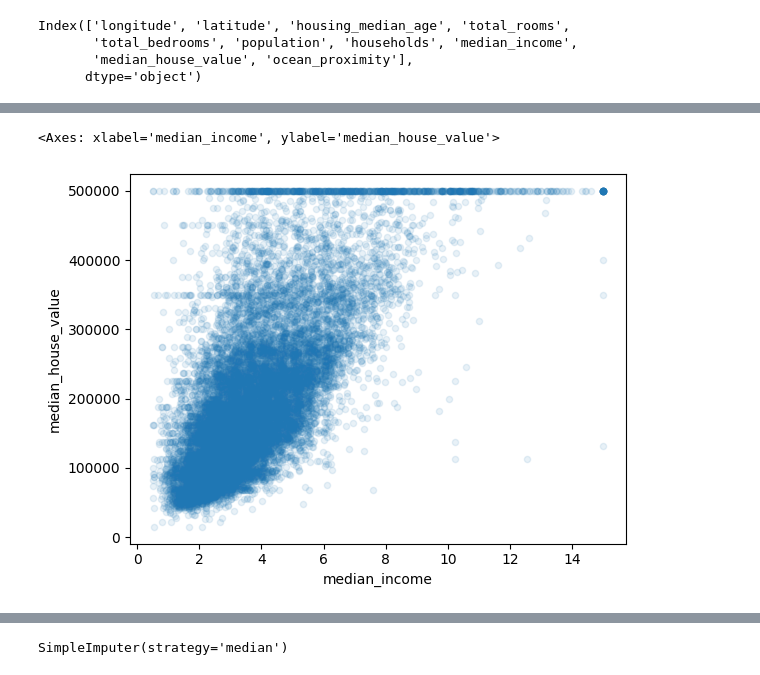
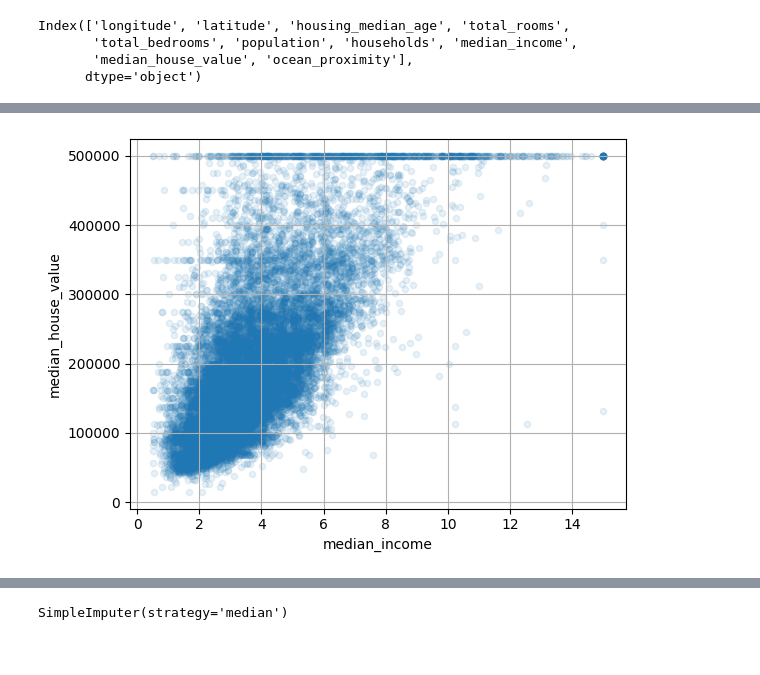
Before and after one commit to TalhaUsman5/Country-HDI-Prediction, a Jupyter notebook: House Price Prediction.ipynb, the cells around one changed output, grey strips where cells are left out. Drawn from its saved outputs; the diff is of its cells as text; code cells hidden in the pictures.

```diff
--- a/House Price Prediction.ipynb
+++ b/House Price Prediction.ipynb
@@ -132,4 +129,4 @@ Name: count, dtype: float64
 # %%
-for	set	in	(strat_train_set,	strat_test_set):
-    set.drop(["income_cat"],	axis=1,	inplace=True)
+strat_train_set, strat_test_set = train_test_split(
+    housing, test_size=0.2, stratify=housing["income_cat"], random_state=42)
 # %%
@@ -238,8 +194,8 @@ array([[<Axes: xlabel='median_house_value', ylabel='median_house_value'>,
 [figure]
 # %%
- housing.plot(kind="scatter",	x="median_income",	y="median_house_value",
- alpha=0.1)
+housing.plot(kind="scatter", x="median_income", y="median_house_value",
+             alpha=0.1, grid=True)
+plt.show()
 # %% [output]
-<Axes: xlabel='median_income', ylabel='median_house_value'>
-[figure, old version]
+[figure, new version]
 # %%
```
Also changed, not shown: parts of 85 cells of this notebook.
